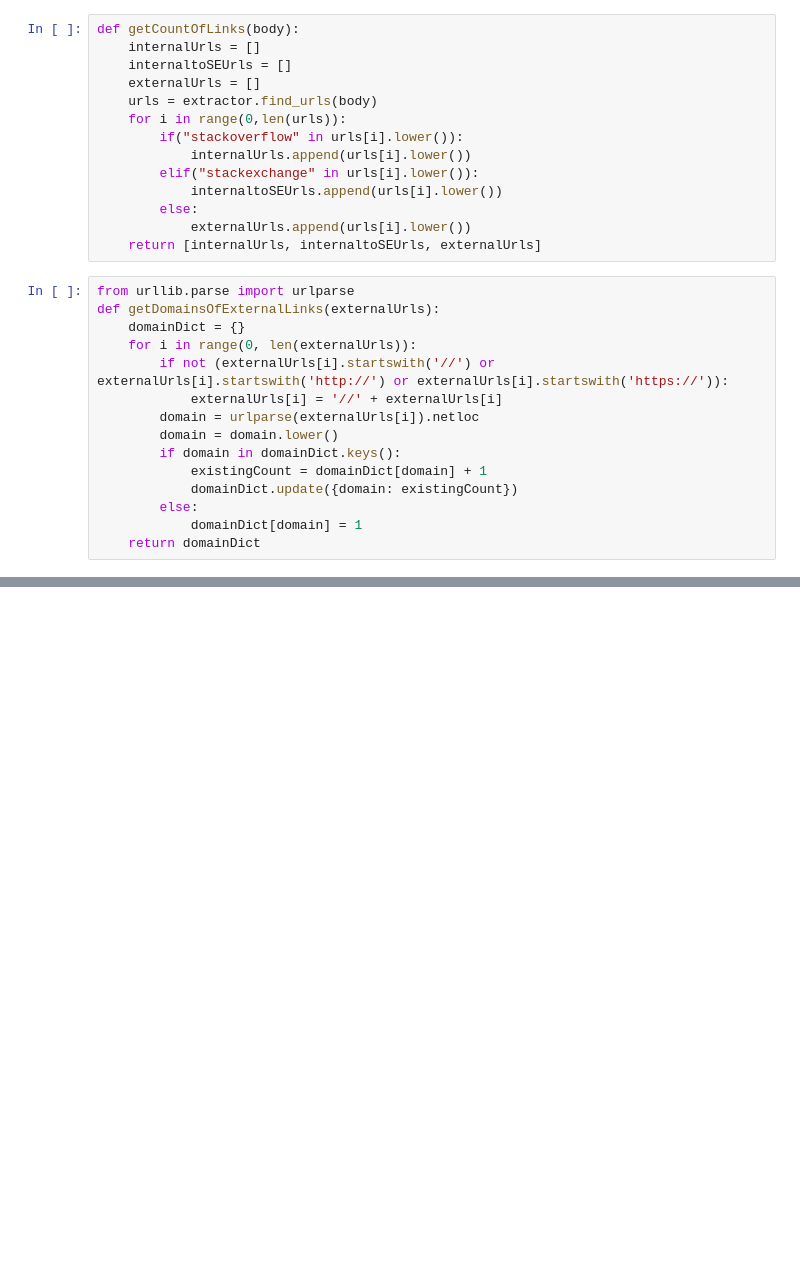
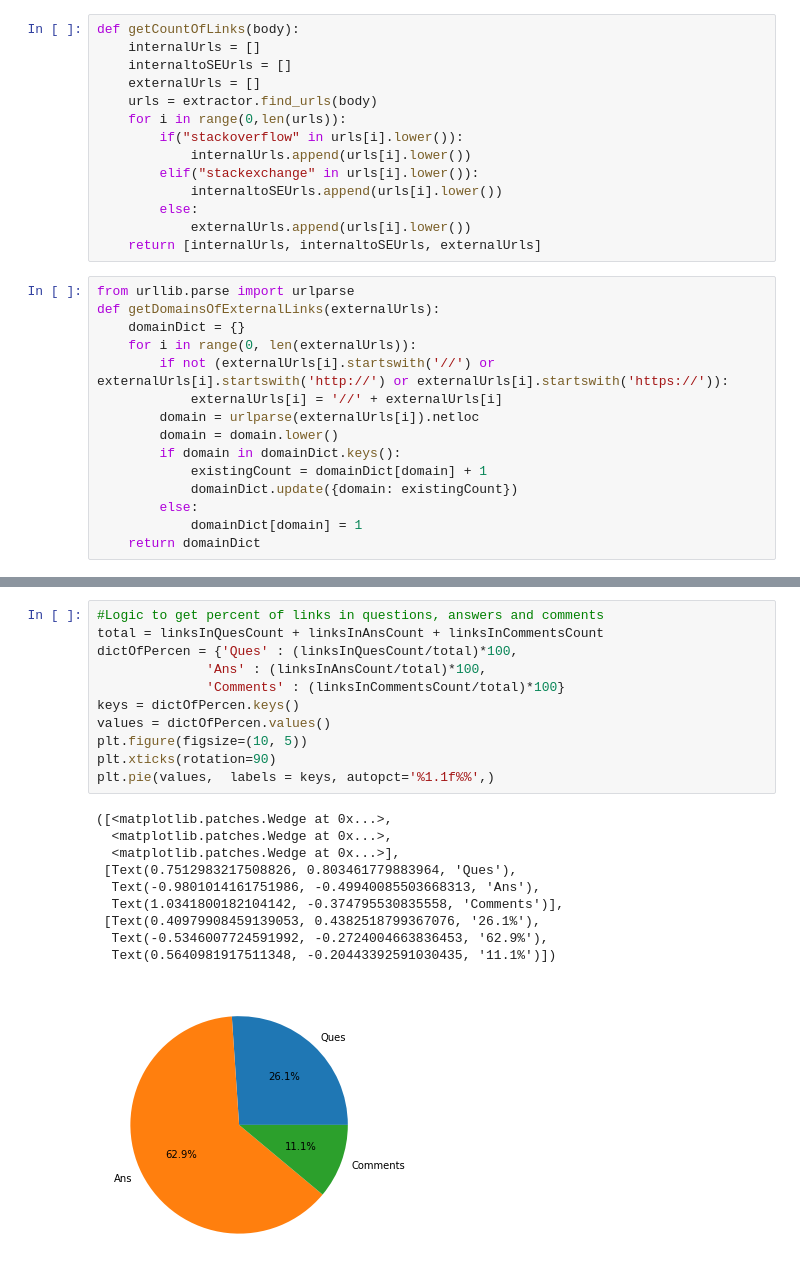
Before and after one commit to kinnu183/linking-posts-stack-overflow, a Jupyter notebook: Link analysis in Posts and Comments.ipynb, the cells around one changed output, grey strips where cells are left out. Cells and saved outputs as stored; diff of their text form; blank space fills up the shorter version.

```diff
--- a/Link analysis in Posts and Comments.ipynb
+++ b/Link analysis in Posts and Comments.ipynb
@@ -162,0 +207,22 @@ plt.pie(values,  labels = keys, autopct='%1.1f%%',)
+# %%
+#Logic to get percent of links in questions, answers and comments
+total = linksInQuesCount + linksInAnsCount + linksInCommentsCount
+dictOfPercen = {'Ques' : (linksInQuesCount/total)*100,
+              'Ans' : (linksInAnsCount/total)*100,
+              'Comments' : (linksInCommentsCount/total)*100}
+keys = dictOfPercen.keys()
+values = dictOfPercen.values()
+plt.figure(figsize=(10, 5))
+plt.xticks(rotation=90)
+plt.pie(values,  labels = keys, autopct='%1.1f%%',)
+# %% [output]
+([<matplotlib.patches.Wedge at 0x...>,
+  <matplotlib.patches.Wedge at 0x...>,
+  <matplotlib.patches.Wedge at 0x...>],
+ [Text(0.7512983217508826, 0.803461779883964, 'Ques'),
+  Text(-0.9801014161751986, -0.49940085503668313, 'Ans'),
+  Text(1.0341800182104142, -0.374795530835558, 'Comments')],
+ [Text(0.40979908459139053, 0.4382518799367076, '26.1%'),
+  Text(-0.5346007724591992, -0.2724004663836453, '62.9%'),
+  Text(0.5640981917511348, -0.20443392591030435, '11.1%')])
+[figure, added]
```
Also changed, not shown: parts of 7 cells of this notebook, 1 other file.
